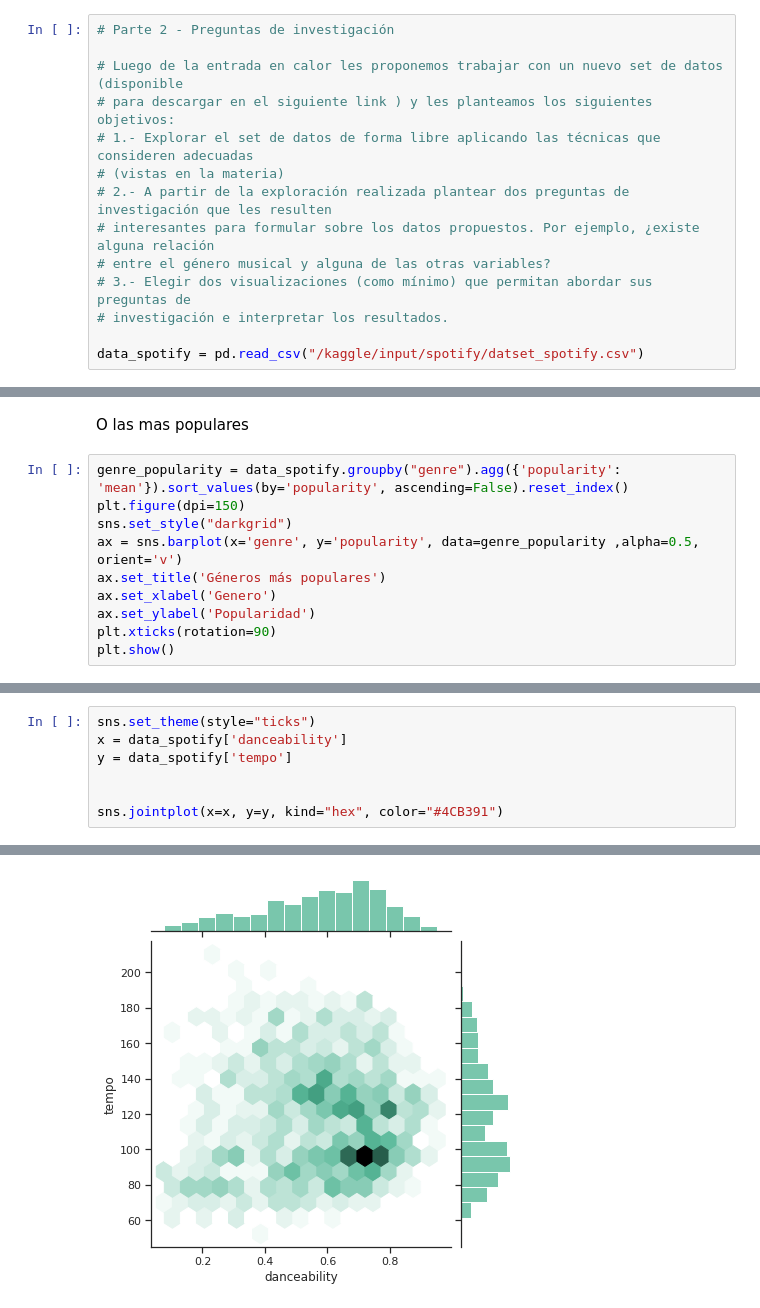
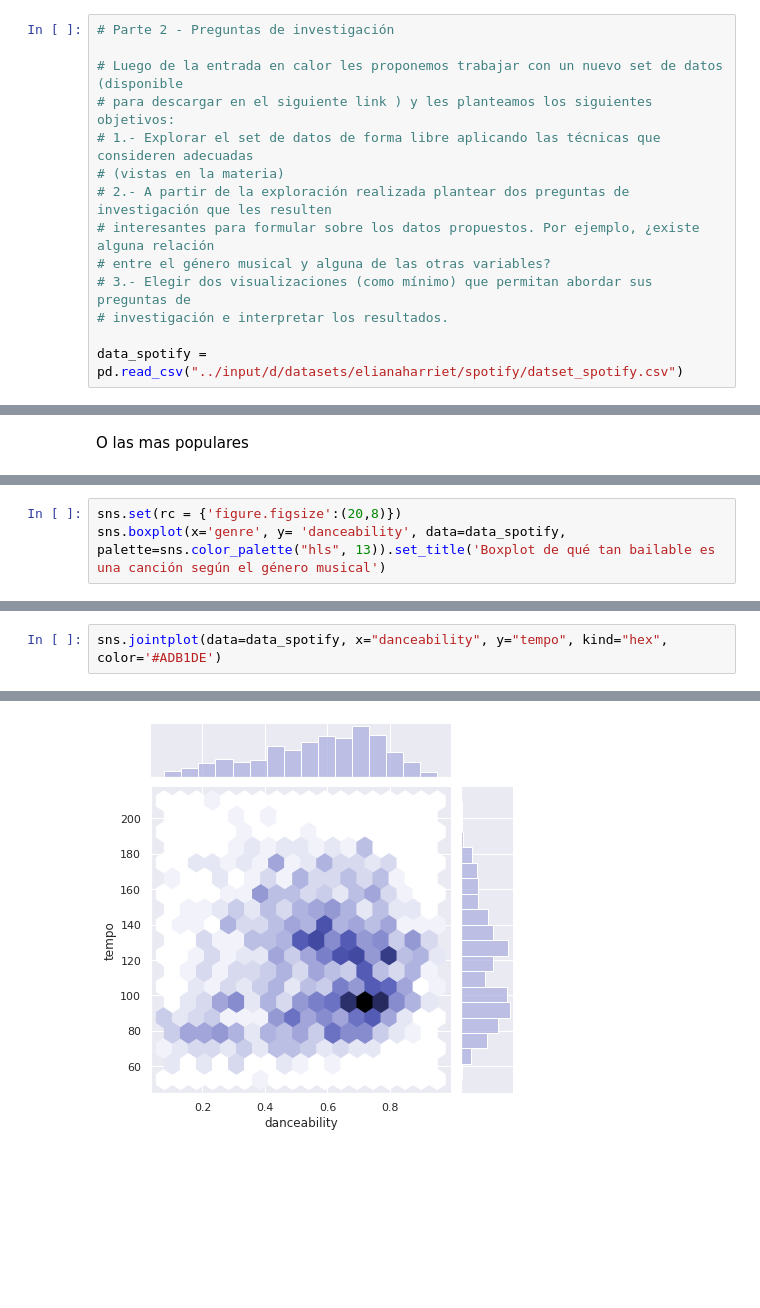
Before and after one commit to 1gnacio/orgadatos-kaggle-tp1, a Jupyter notebook: notebook707f668b56.ipynb, the cells around one changed output, grey strips where cells are left out. Drawn from its saved outputs; the diff is of its cells as text; blank space fills up the shorter version.

Commit message:
Kaggle Notebook | notebook707f668b56 | Version 77

```diff
--- a/notebook707f668b56.ipynb
+++ b/notebook707f668b56.ipynb
@@ -534,7 +534,7 @@ La app permite buscar artistas, discos y canciones puntuales, agregarlos a playl
 # 3.- Elegir dos visualizaciones (como mínimo) que permitan abordar sus preguntas de
 # investigación e interpretar los resultados.
 
-data_spotify = pd.read_csv("/kaggle/input/spotify/datset_spotify.csv")
+data_spotify = pd.read_csv("../input/d/datasets/elianaharriet/spotify/datset_spotify.csv")
 # %% [markdown]
 ## Sobre el dataset
 # %% [markdown]
@@ -680,13 +669,3 @@ simple_barplot(spotify_duration[['genre']].groupby(['genre'])['genre'].count().r
 [figure]
 # %% [markdown]
 O las mas populares
-# %%
-genre_popularity = data_spotify.groupby("genre").agg({'popularity': 'mean'}).sort_values(by='popularity', ascending=False).reset_index()
-plt.figure(dpi=150)
-sns.set_style("darkgrid")
-ax = sns.barplot(x='genre', y='popularity', data=genre_popularity ,alpha=0.5, orient='v')
-ax.set_title('Géneros más populares')
-ax.set_xlabel('Genero')
-ax.set_ylabel('Popularidad')
-plt.xticks(rotation=90)
-plt.show()
@@ -710,0 +698,3 @@ data_spotify[['danceability', 'tempo']]
+# %%
+sns.set(rc = {'figure.figsize':(20,8)})
+sns.boxplot(x='genre', y= 'danceability', data=data_spotify, palette=sns.color_palette("hls", 13)).set_title('Boxplot de qué tan bailable es una canción según el género musical')
@@ -711,10 +725,5 @@ data_spotify[['danceability', 'tempo']]
 # %%
-sns.set_theme(style="ticks")
-x = data_spotify['danceability']
-y = data_spotify['tempo']
-
-
-sns.jointplot(x=x, y=y, kind="hex", color="#4CB391")
+sns.jointplot(data=data_spotify, x="danceability", y="tempo", kind="hex", color='#ADB1DE')
 # %% [output]
 <seaborn.axisgrid.JointGrid at 0x...>
-[figure, old version]
+[figure, new version]
```
Also changed, not shown: parts of 23 cells of this notebook.
